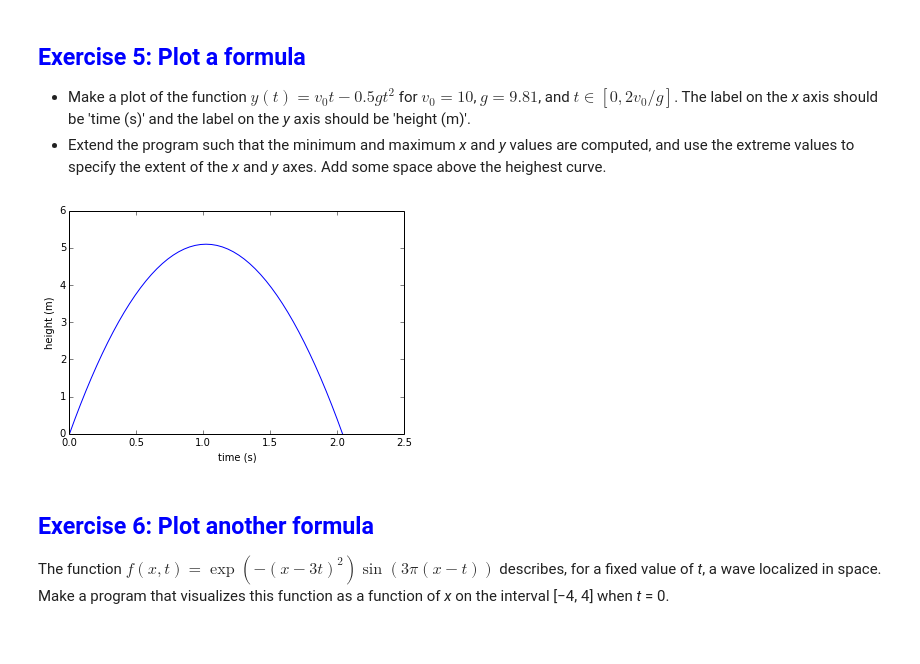
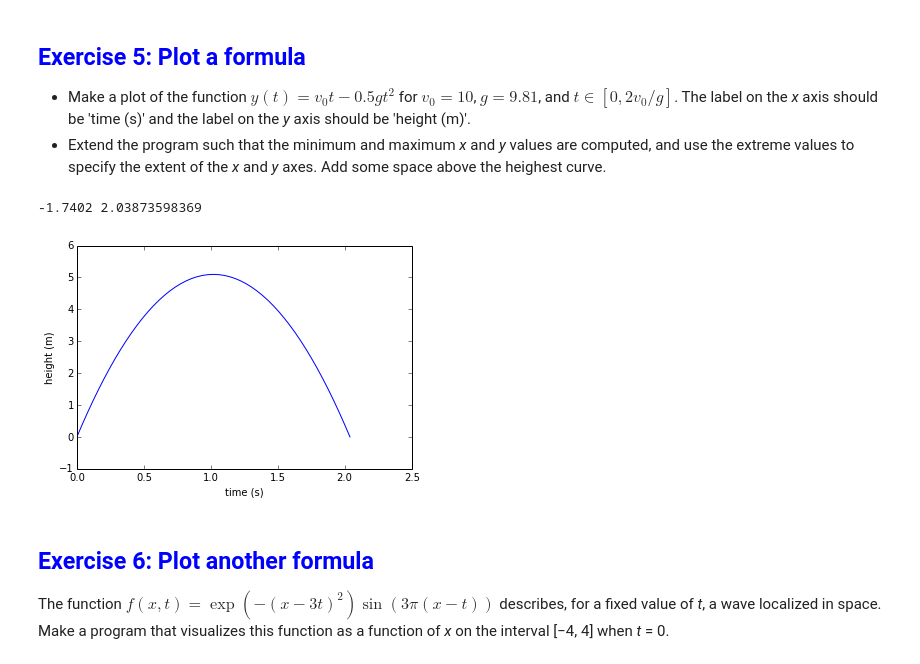
Before and after one commit to Loljaca/Introduction-to-Python-programming-for-MPECDT, a Jupyter notebook: notebook/Python-4.ipynb, the cells around one changed output. Saved outputs shown, nothing was run; the diff lists cells and outputs as text; code cells hidden in the pictures.

```diff
--- a/notebook/Python-4.ipynb
+++ b/notebook/Python-4.ipynb
@@ -324,23 +332,25 @@ show()
 # %%
 g=9.81
 v0=10
 T=2*v0/g
 
 def h(t):
     return v0*t-0.5*g*t*t
 
 t = linspace(0, T, 51) # Generates 51 points between 0 and 3
 y = h(t)
 plot(t, y)
 
 xlabel('time (s)')
 ylabel('height (m)')
-#axis([0, 3, -0.05, 0.6]) # specify the extent of the axes [tmin, tmax, ymin, ymax]
+axis([0, 2.5, -1, 6]) # specify the extent of the axes [tmin, tmax, ymin, ymax]
 
+print h(2.2), T
 #title('My second PyLab graph')
 show()
 # %% [output]
+-1.7402 2.03873598369
-[figure, old version]
+[figure, new version]
 # %% [markdown]
 ## <span style="color:blue">Exercise 6: Plot another formula</span>
 The function</br></br>
```
Also changed, not shown: parts of 6 cells of this notebook.
